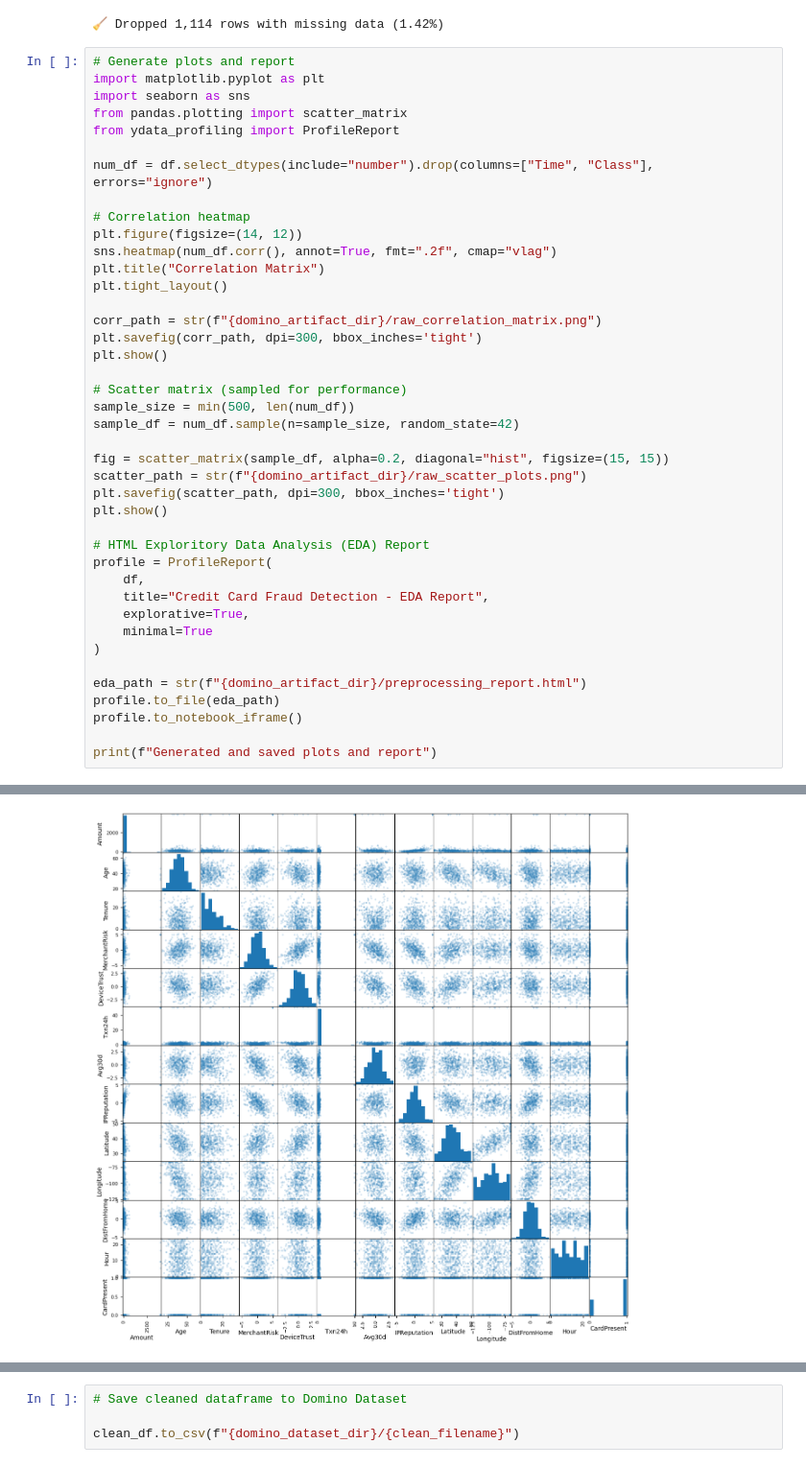
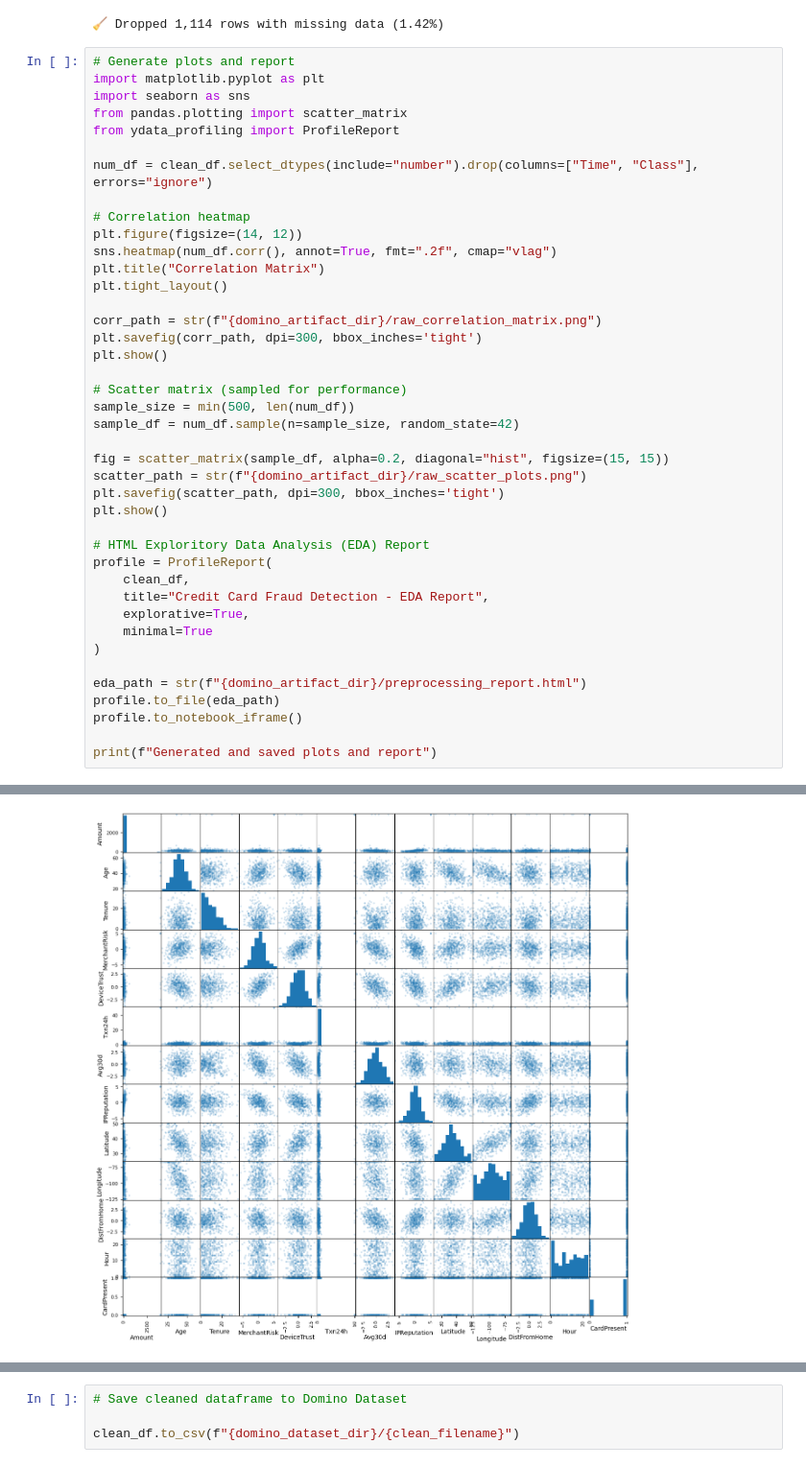
Before and after one commit to ddl-wasanthag/Fraud-Detection-Workshop, a Jupyter notebook: exercises/b_DataProcessingAndExploration/start_here.ipynb, the cells around one changed output, grey strips where cells are left out. Shown at 96% size. Saved outputs shown, nothing was run; the diff lists cells and outputs as text.

```diff
--- a/exercises/b_DataProcessingAndExploration/start_here.ipynb
+++ b/exercises/b_DataProcessingAndExploration/start_here.ipynb
@@ -41,7 +41,7 @@ import seaborn as sns
 from pandas.plotting import scatter_matrix
 from ydata_profiling import ProfileReport
 
-num_df = df.select_dtypes(include="number").drop(columns=["Time", "Class"], errors="ignore")
+num_df = clean_df.select_dtypes(include="number").drop(columns=["Time", "Class"], errors="ignore")
 
 # Correlation heatmap
 plt.figure(figsize=(14, 12))
@@ -64,7 +64,7 @@ plt.show()
 
 # HTML Exploritory Data Analysis (EDA) Report
 profile = ProfileReport(
-    df,
+    clean_df,
     title="Credit Card Fraud Detection - EDA Report",
     explorative=True,
     minimal=True
@@ -79,2 +81,2 @@ print(f"Generated and saved plots and report")
 [figure]
-[figure, old version]
+[figure, new version]
```
Also changed, not shown: parts of 1 cell of this notebook.
